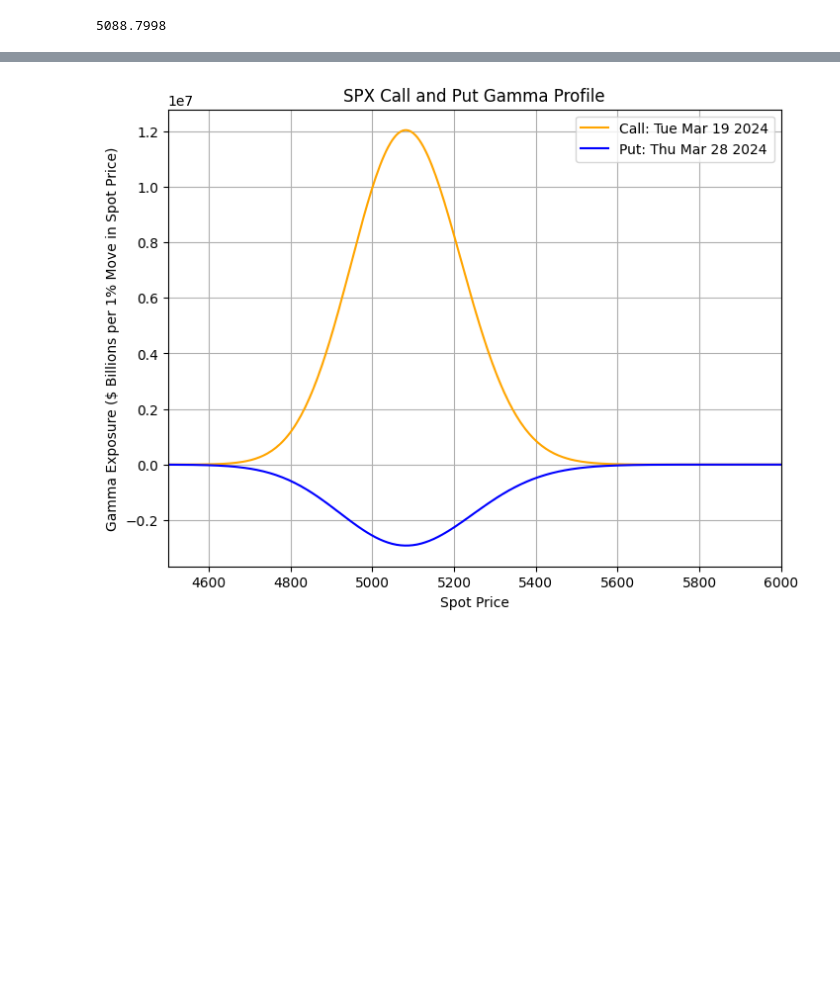
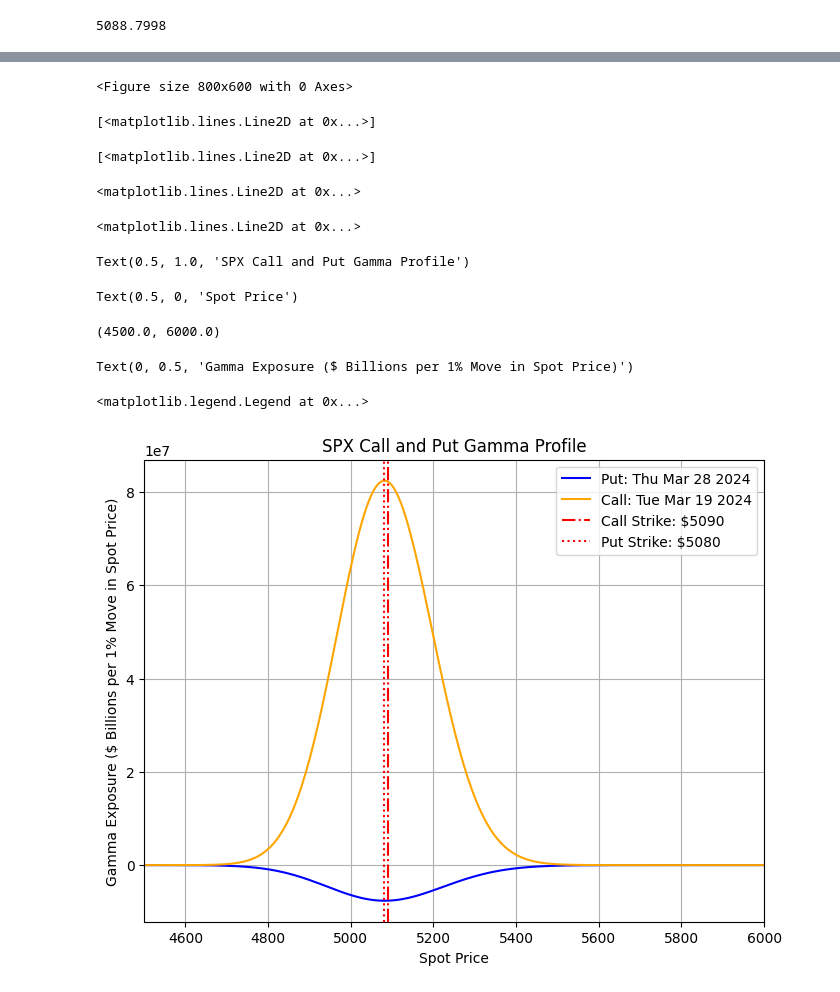
Before and after one commit to alexcraig043/math-86, a Jupyter notebook: homeworks/hw3/hw3.ipynb, the cells around one changed output, grey strips where cells are left out. Cells and saved outputs as stored; diff of their text form; code cells hidden in the pictures; blank space fills up the shorter version.

```diff
--- a/homeworks/hw3/hw3.ipynb
+++ b/homeworks/hw3/hw3.ipynb
@@ -469,7 +499,7 @@ df = pd.read_csv(filename, skiprows=3)
 df.columns = df.columns.str.lower().str.replace('.1', '_puts').str.replace(' ', '_')
 
 # Only keep rows where expiration_date == "expiration_date"
-df = df[df['expiration_date'] == expiration_date]
+# df = df[df['expiration_date'] == expiration_date]
 
 # Print the column names of df
 print(df.columns)
@@ -534,7 +567,7 @@ put_expiration_date = "Thu Mar 28 2024"
 T = calc_time_to_expiration(put_expiration_date)
 
 # Let's look at the strike price row
-row = df[df["strike"] == put_strike]
+row_put = df[df["strike"] == put_strike]
 
 # Calculate the put gammas
 put_gamma_exposure = [
@@ -544,8 +577,8 @@ put_gamma_exposure = [
         T,
         0.01,
         0.01,
-        row["iv_puts"].values[0],
-        row["open_interest_puts"].values[0],
+        row_put["iv_puts"].values[0],
+        row_put["open_interest_puts"].values[0],
         "put",
     )
     for S in spots
@@ -571,35 +610,56 @@ call_expiration_date = "Tue Mar 19 2024"
 
 # Get the time to expiration in years
 T = calc_time_to_expiration(call_expiration_date)
 
 # Let's look at the strike price row
-row = df[df["strike"] == call_strike]
+row_call = df[df["strike"] == call_strike]
 
 # Calculate the call gammas
 call_gamma_exposure = [
     calc_gamma(
         S,
         put_strike,
         T,
         0.01,
         0.01,
-        row["iv"].values[0], # If I change this to "iv_puts", the put plot will be correct but I don't understand why
-        row["open_interest"].values[0], # If I change this to "open_interest_puts", the put plot will be correct but I don't understand why
+        row_call["iv"].values[0], # If I change this to "iv_puts", the put plot will be correct but I don't understand why
+        row_call["open_interest"].values[0], # If I change this to "open_interest_puts", the put plot will be correct but I don't understand why
         "call",
     )
     for S in spots
 ]
 
 # Plot both the call and put gammas
 plt.figure(figsize=(8, 6))
+
+
+plt.plot(spots, put_gamma_exposure, label=f"Put: {put_expiration_date}", color="blue")
 plt.plot(spots, call_gamma_exposure, label=f"Call: {call_expiration_date}", color="orange")
-plt.plot(spots, put_gamma_exposure, label=f"Put: {put_expiration_date}", color="blue")
+
+## Add vertical lines for call and put strikes
+plt.axvline(x=call_strike, color='red', linestyle='-.', label=f'Call Strike: ${call_strike}')
+plt.axvline(x=put_strike, color='red', linestyle=':', label=f'Put Strike: ${put_strike}')
+
+
 plt.title(f"{index} Call and Put Gamma Profile")
 plt.xlabel("Spot Price")
+# plt.ylim(-10,10)
 plt.xlim(min, max)
+
+
 plt.ylabel("Gamma Exposure ($ Billions per 1% Move in Spot Price)")
 plt.legend()
 plt.grid(True)
 plt.show()
 # %% [output]
+<Figure size 800x600 with 0 Axes>
+[<matplotlib.lines.Line2D at 0x...>]
+[<matplotlib.lines.Line2D at 0x...>]
+<matplotlib.lines.Line2D at 0x...>
+<matplotlib.lines.Line2D at 0x...>
+Text(0.5, 1.0, 'SPX Call and Put Gamma Profile')
+Text(0.5, 0, 'Spot Price')
+(4500.0, 6000.0)
+Text(0, 0.5, 'Gamma Exposure ($ Billions per 1% Move in Spot Price)')
+<matplotlib.legend.Legend at 0x...>
-[figure, old version]
+[figure, new version]
```
Also changed, not shown: parts of 8 cells of this notebook.
